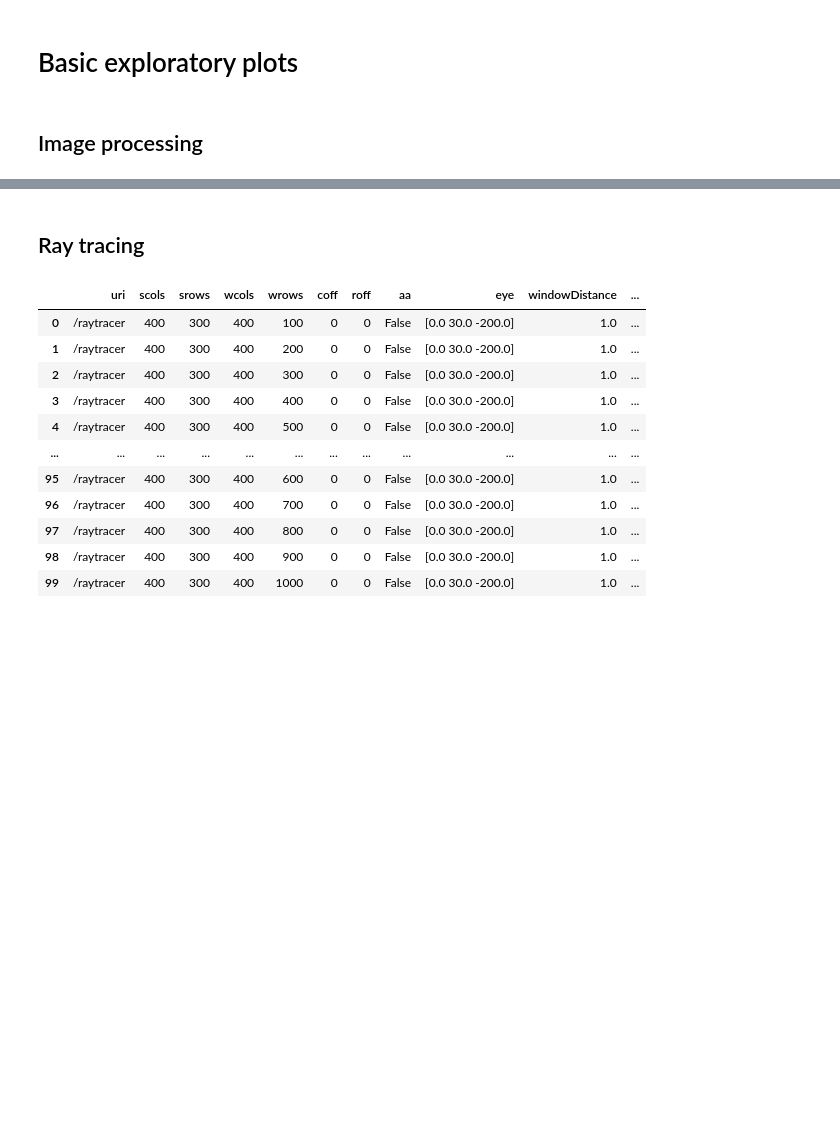
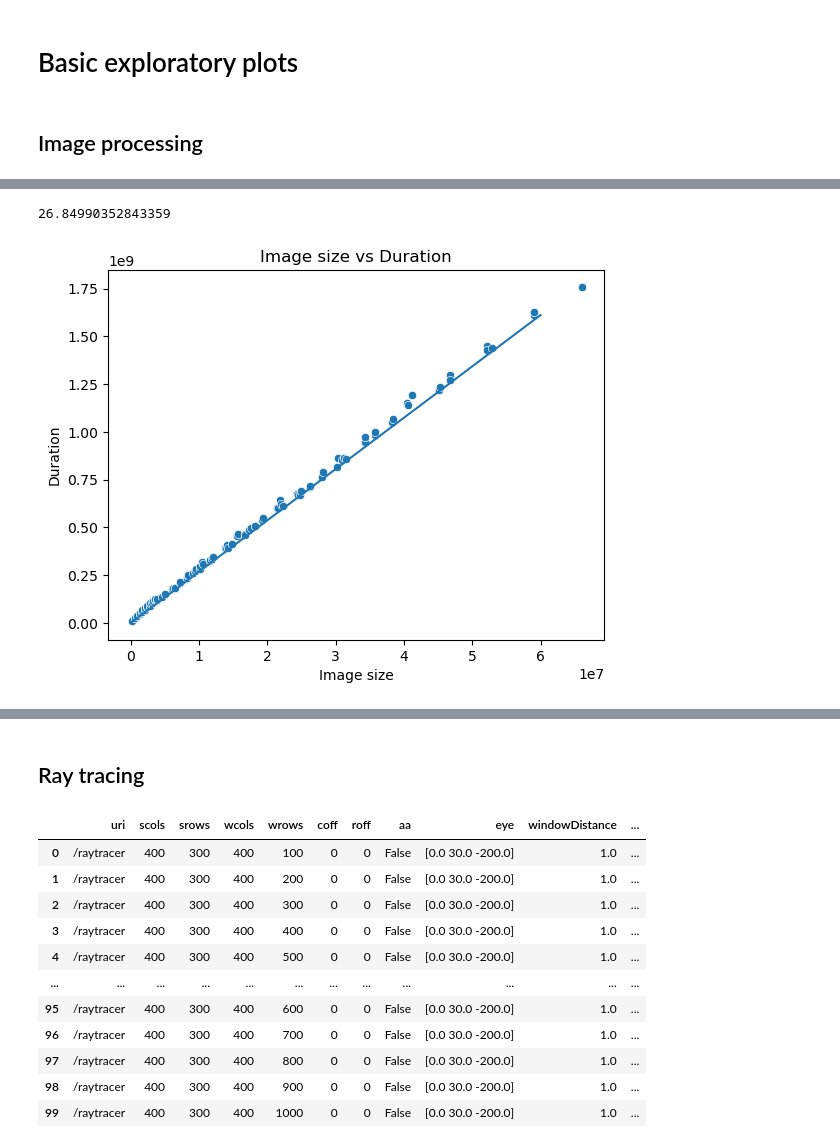
Before and after one commit to d-melita/SpecialVFX-Cloud, a Jupyter notebook: offline-analysis/Offline Analysis.ipynb, the cells around one changed output, grey strips where cells are left out. Drawn from its saved outputs; the diff is of its cells as text; code cells hidden in the pictures; blank space fills up the shorter version.

```diff
--- a/offline-analysis/Offline Analysis.ipynb
+++ b/offline-analysis/Offline Analysis.ipynb
@@ -35 +52,24 @@ Text(0, 0.5, 'Duration')
+# %%
+sns.scatterplot(data = df[["bodySize", "duration"]].groupby("bodySize").median(), x = "bodySize", y = "duration")
+#sns.scatterplot(data = df, x = "bodySize", y = "duration")
+plt.xlabel("Image size")
+plt.ylabel("Duration")
+plt.title("Image size vs Duration")
+
+df[["bodySize", "duration"]]
+up = 0
+beta = 0.1
+for i in range(len(df["bodySize"])):
+    up = up * beta + (df["bodySize"][i] * df["duration"][i]) * (1 - beta)
+
+for i in range(len(df["bodySize"])):
+    down = down * beta + (df["bodySize"][i] * df["bodySize"][i]) * (1 - beta)
+
+alpha = up/down
+x = 6 * (10**7)
+sns.lineplot(data = pd.DataFrame({"x": [0, x], "y": [0, alpha * x]}), x = "x", y = "y")
+alpha
+# %% [output]
+26.84990352843359
+[figure, added]
 # %%
```
Also changed, not shown: parts of 5 cells of this notebook, 21 other files.
